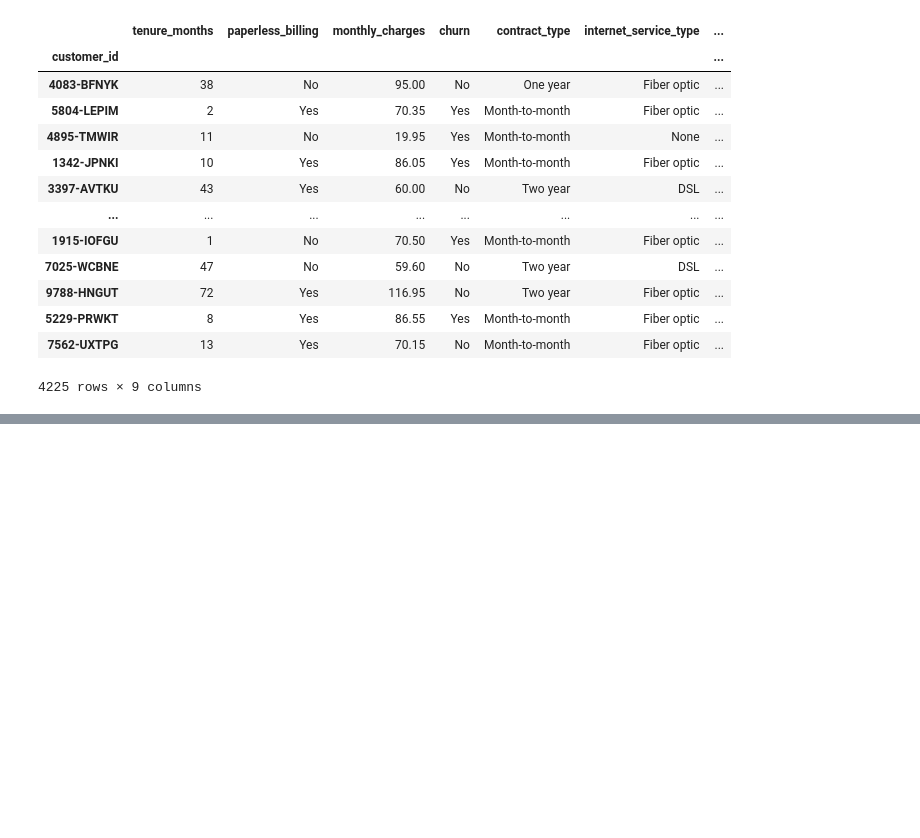
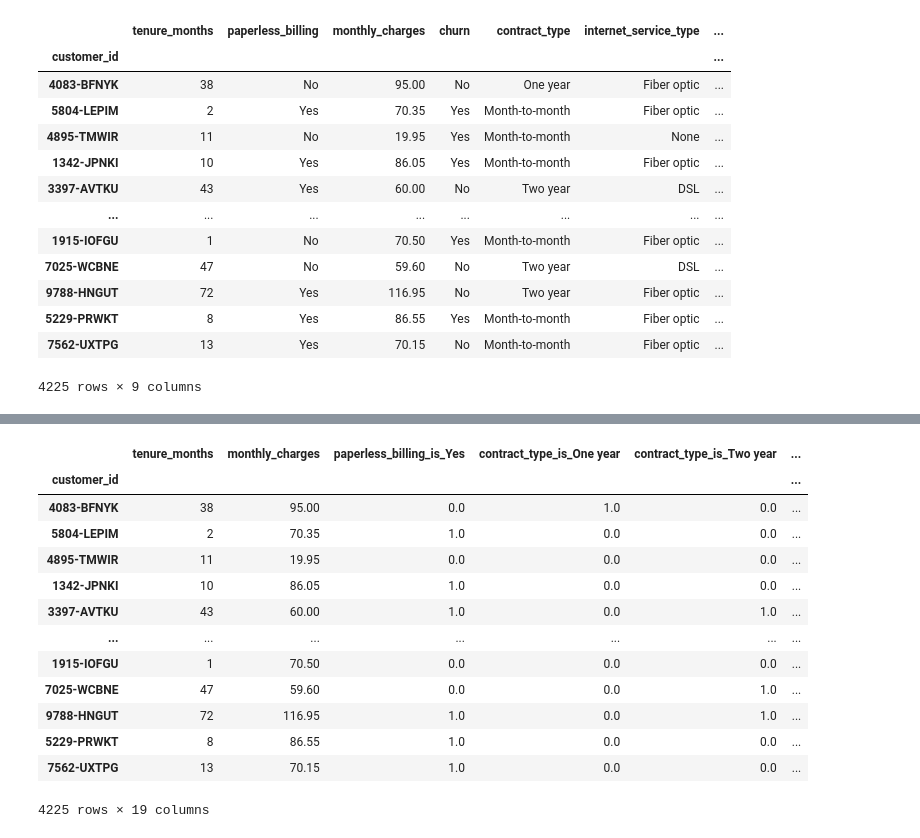
Before and after one commit to Michael-Nelson361/Telco_Report, a Jupyter notebook: modeling.ipynb, the cells around one changed output, grey strips where cells are left out. Drawn from its saved outputs; the diff is of its cells as text; code cells hidden in the pictures; blank space fills up the shorter version.

```diff
--- a/modeling.ipynb
+++ b/modeling.ipynb
@@ -222,2 +230,18 @@ acquire.df_info(e_train)
 # %%
 # split X sets
+e_train.drop(columns='churn')
+# %% [output]
+|  | tenure_months | monthly_charges | paperless_billing_is_Yes | contract_type_is_One year | contract_type_is_Two year | ... |
+| customer_id |  |  |  |  |  | ... |
+| 4083-BFNYK | 38 | 95.00 | 0.0 | 1.0 | 0.0 | ... |
+| 5804-LEPIM | 2 | 70.35 | 1.0 | 0.0 | 0.0 | ... |
+| 4895-TMWIR | 11 | 19.95 | 0.0 | 0.0 | 0.0 | ... |
+| 1342-JPNKI | 10 | 86.05 | 1.0 | 0.0 | 0.0 | ... |
+| 3397-AVTKU | 43 | 60.00 | 1.0 | 0.0 | 1.0 | ... |
+| ... | ... | ... | ... | ... | ... | ... |
+| 1915-IOFGU | 1 | 70.50 | 0.0 | 0.0 | 0.0 | ... |
+| 7025-WCBNE | 47 | 59.60 | 0.0 | 0.0 | 1.0 | ... |
+| 9788-HNGUT | 72 | 116.95 | 1.0 | 0.0 | 1.0 | ... |
+| 5229-PRWKT | 8 | 86.55 | 1.0 | 0.0 | 0.0 | ... |
+| 7562-UXTPG | 13 | 70.15 | 1.0 | 0.0 | 0.0 | ... |
+4225 rows × 19 columns
```
Also changed, not shown: parts of 23 cells of this notebook.
